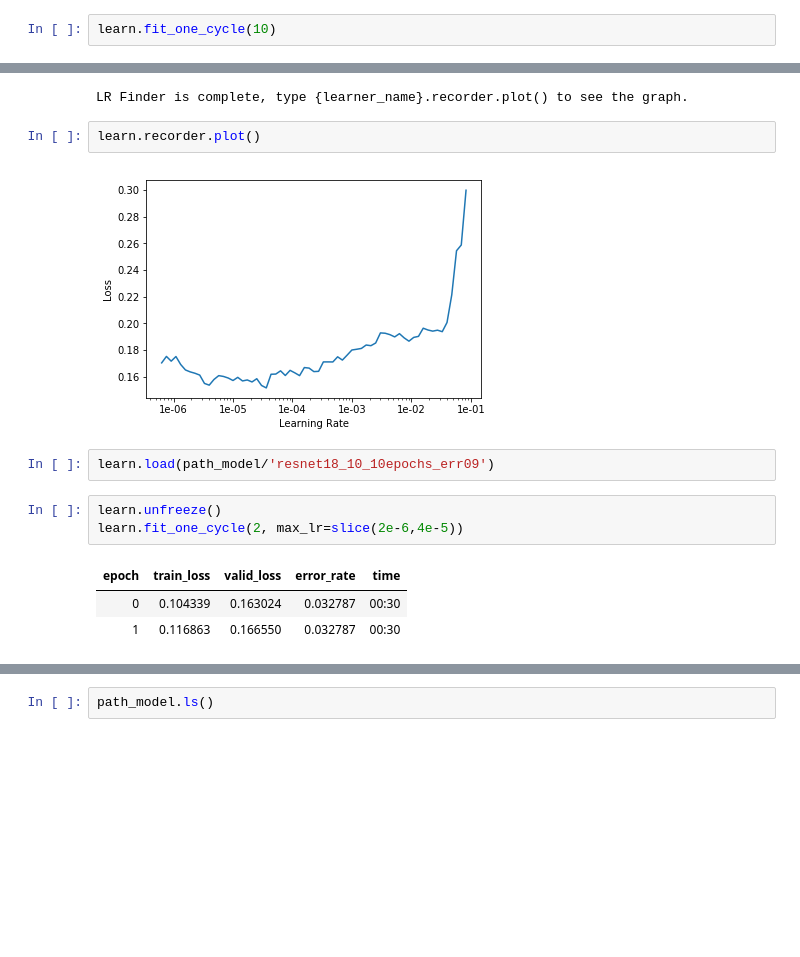
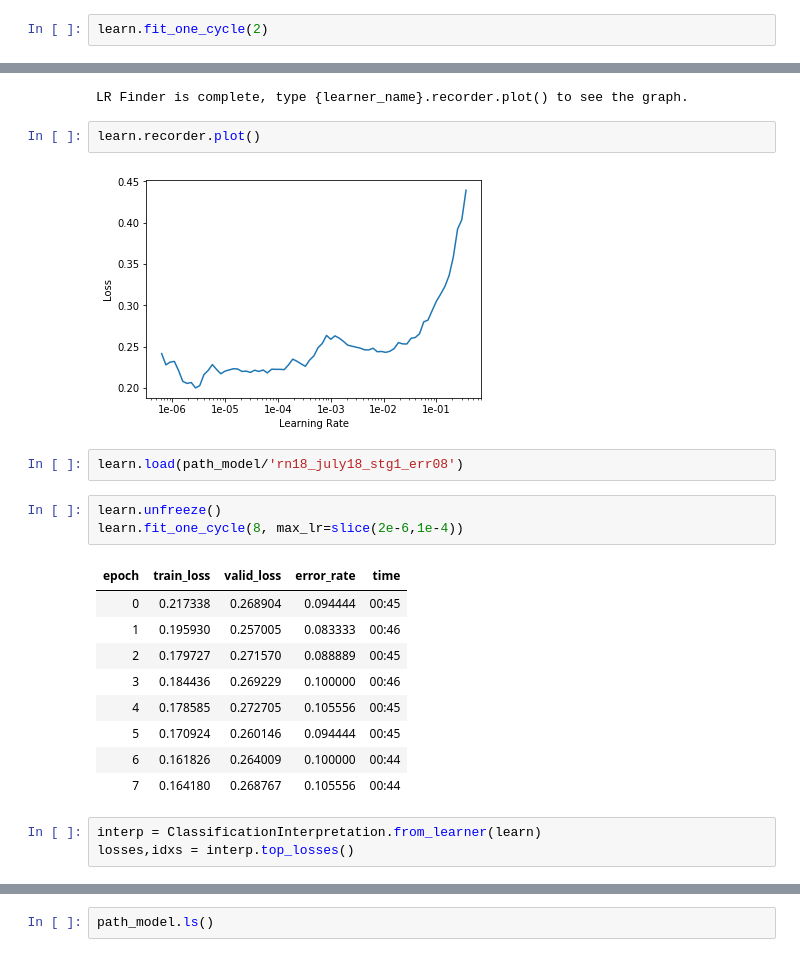
Before and after one commit to kartiknan/tomato_classification, a Jupyter notebook: tomato_resnet18.ipynb, the cells around one changed output, grey strips where cells are left out. Saved outputs shown, nothing was run; the diff lists cells and outputs as text; blank space fills up the shorter version.

```diff
--- a/tomato_resnet18.ipynb
+++ b/tomato_resnet18.ipynb
@@ -115,6 +116,6 @@ learn.loss_func, learn.path
 # %% [markdown]
 ### Step 2: First training, and examination of results
 # %%
-learn.fit_one_cycle(10)
+learn.fit_one_cycle(2)
 # %% [output]
 | epoch | train_loss | valid_loss | error_rate | time |
@@ -156,13 +149,22 @@ LR Finder is complete, type {learner_name}.recorder.plot() to see the graph.
 # %%
 learn.recorder.plot()
 # %% [output]
-[figure, old version]
+[figure, new version]
 # %%
-learn.load(path_model/'resnet18_10_10epochs_err09')
+learn.load(path_model/'rn18_july18_stg1_err08')
 # %%
 learn.unfreeze()
-learn.fit_one_cycle(2, max_lr=slice(2e-6,4e-5))
+learn.fit_one_cycle(8, max_lr=slice(2e-6,1e-4))
 # %% [output]
 | epoch | train_loss | valid_loss | error_rate | time |
-| 0 | 0.104339 | 0.163024 | 0.032787 | 00:30 |
-| 1 | 0.116863 | 0.166550 | 0.032787 | 00:30 |
+| 0 | 0.217338 | 0.268904 | 0.094444 | 00:45 |
+| 1 | 0.195930 | 0.257005 | 0.083333 | 00:46 |
+| 2 | 0.179727 | 0.271570 | 0.088889 | 00:45 |
+| 3 | 0.184436 | 0.269229 | 0.100000 | 00:46 |
+| 4 | 0.178585 | 0.272705 | 0.105556 | 00:45 |
+| 5 | 0.170924 | 0.260146 | 0.094444 | 00:45 |
+| 6 | 0.161826 | 0.264009 | 0.100000 | 00:44 |
+| 7 | 0.164180 | 0.268767 | 0.105556 | 00:44 |
+# %%
+interp = ClassificationInterpretation.from_learner(learn)
+losses,idxs = interp.top_losses()
```
Also changed, not shown: parts of 12 cells of this notebook.
